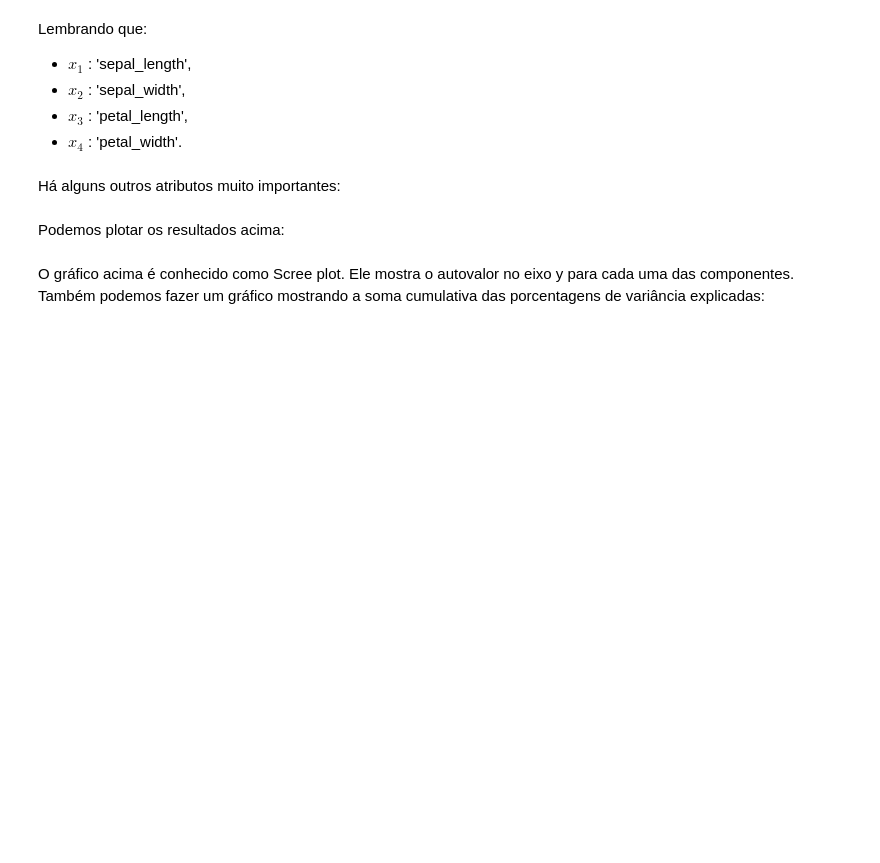
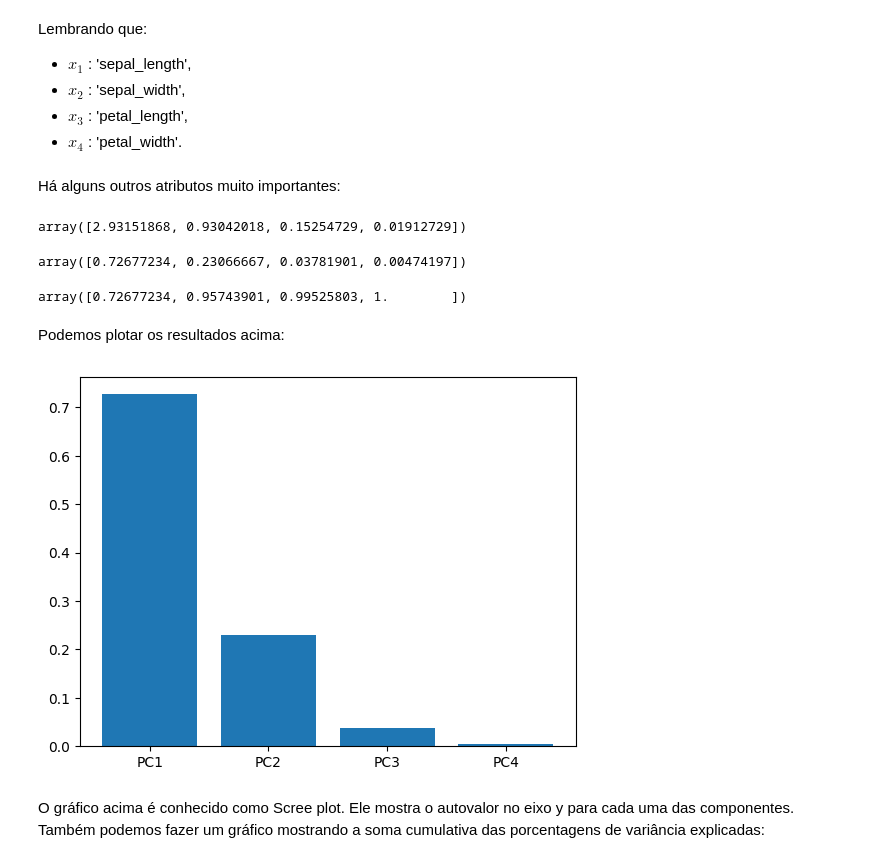
Before and after one commit to patriciacatandi/Lets_Code_DS_Degree_Alunos_ML, a Jupyter notebook: Módulo 11 - Machine Learning III/2 - PCA/Redução de dimensionalidade Aluno.ipynb, the cells around one changed output. Drawn from its saved outputs; the diff is of its cells as text; code cells hidden in the pictures; blank space fills up the shorter version.

```diff
--- a/Módulo 11 - Machine Learning III/2 - PCA/Redução de dimensionalidade Aluno.ipynb
+++ b/Módulo 11 - Machine Learning III/2 - PCA/Redução de dimensionalidade Aluno.ipynb
@@ -143,9 +152,13 @@ Mas antes, um ponto muito importante: **devemos escalar as features originais co
 Isso porque o método matemático recebe dados com média 0 e desvio padrão 1!
 # %%
 # importa StandardScale
-
+from sklearn.preprocessing import StandardScaler
 
 # instancia e fita o scale
-
+sc = StandardScaler()
+X_sc = sc.fit_transform(X_train)
 
 # Cria um df com os dados escalados
+X_sc = pd.DataFrame(X_sc, columns=X_train.columns)
+
+X_sc.head()
@@ -153,6 +173,8 @@ Isso porque o método matemático recebe dados com média 0 e desvio padrão 1!
 Agora sim!
 # %%
 # importar o decomposition.PCA
-
+from sklearn.decomposition import PCA
 
 # instancia e fita o PCA
+pca = PCA(random_state=42)
+pca.fit(X_sc)
@@ -185,17 +244,30 @@ Lembrando que:
 Há alguns outros atributos muito importantes:
 # %%
 # Quantidade de variância explicada por cada uma das componentes
+pca.explained_variance_
+# %% [output]
+array([2.93151868, 0.93042018, 0.15254729, 0.01912729])
 # %%
 # Porcentagem de variância explicada por cada uma das componentes
+pca.explained_variance_ratio_
+# %% [output]
+array([0.72677234, 0.23066667, 0.03781901, 0.00474197])
 # %%
 # Com o método .cumsum() podemos ver a porcentagem de variância explicada de forma cumulativa
+pca.explained_variance_ratio_.cumsum()
+# %% [output]
+array([0.72677234, 0.95743901, 0.99525803, 1.        ])
 # %% [markdown]
 Podemos plotar os resultados acima:
 # %%
 # Cria labels para o eixo x
-
+labels = [f'PC{i+1}' for i in range(X_train.shape[1])]
 
 # Faz um gráfico de barras da explained_variance_ratio_
+plt.bar(labels, pca.explained_variance_ratio_)
+plt.show()
+# %% [output]
+[figure, added]
 # %% [markdown]
 O gráfico acima é conhecido como Scree plot. Ele mostra o autovalor no eixo y para cada uma das componentes. Também podemos fazer um gráfico mostrando a soma cumulativa das porcentagens de variância explicadas:
 # %%
```
Also changed, not shown: parts of 21 cells of this notebook, 1 other file.
